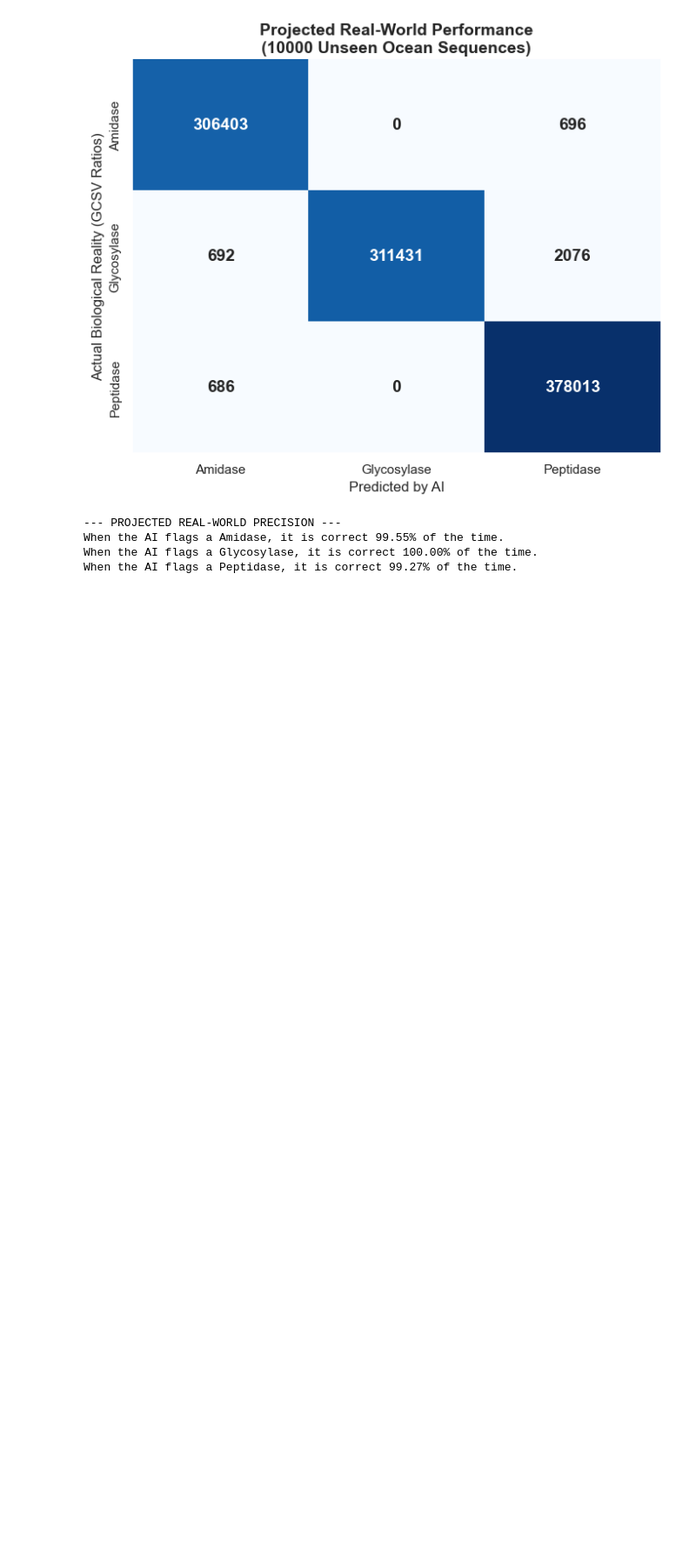
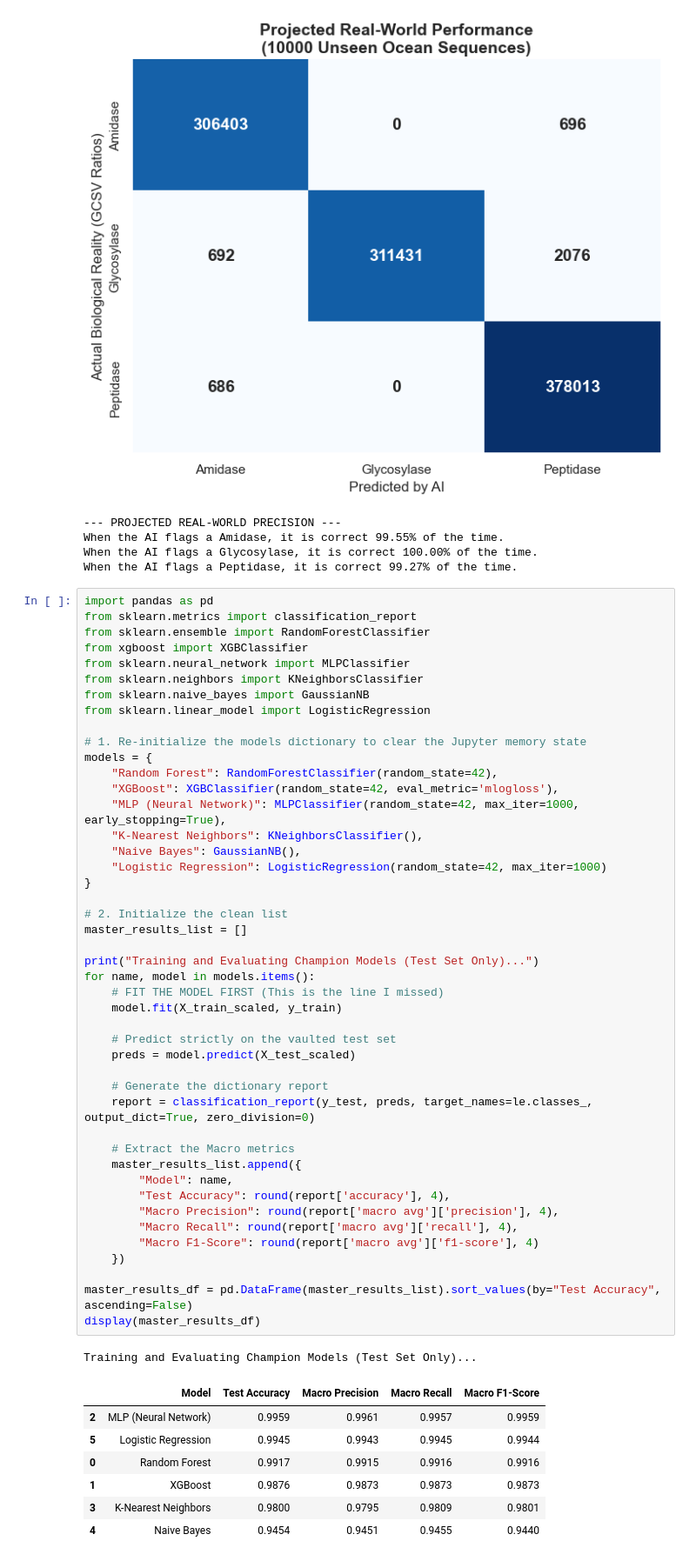
Before and after one commit to Criflar/phage-enzyme-classifier, a Jupyter notebook: phagelytic-esm.ipynb, the cells around one changed output. Shown at 87% size. Cells and saved outputs as stored; diff of their text form; blank space fills up the shorter version.

Commit message:
Added final table of scores.

```diff
--- a/phagelytic-esm.ipynb
+++ b/phagelytic-esm.ipynb
@@ -1284,3 +1259,57 @@ for i, predicted_class in enumerate(classes):
 When the AI flags a Amidase, it is correct 99.55% of the time.
 When the AI flags a Glycosylase, it is correct 100.00% of the time.
 When the AI flags a Peptidase, it is correct 99.27% of the time.
+# %%
+import pandas as pd
+from sklearn.metrics import classification_report
+from sklearn.ensemble import RandomForestClassifier
+from xgboost import XGBClassifier
+from sklearn.neural_network import MLPClassifier
+from sklearn.neighbors import KNeighborsClassifier
+from sklearn.naive_bayes import GaussianNB
+from sklearn.linear_model import LogisticRegression
+
+# 1. Re-initialize the models dictionary to clear the Jupyter memory state
+models = {
+    "Random Forest": RandomForestClassifier(random_state=42),
+    "XGBoost": XGBClassifier(random_state=42, eval_metric='mlogloss'),
+    "MLP (Neural Network)": MLPClassifier(random_state=42, max_iter=1000, early_stopping=True),
+    "K-Nearest Neighbors": KNeighborsClassifier(),
+    "Naive Bayes": GaussianNB(),
+    "Logistic Regression": LogisticRegression(random_state=42, max_iter=1000)
+}
+
+# 2. Initialize the clean list
+master_results_list = []
+
+print("Training and Evaluating Champion Models (Test Set Only)...")
+for name, model in models.items():
+    # FIT THE MODEL FIRST (This is the line I missed)
+    model.fit(X_train_scaled, y_train)
+
+    # Predict strictly on the vaulted test set
+    preds = model.predict(X_test_scaled)
+
+    # Generate the dictionary report
+    report = classification_report(y_test, preds, target_names=le.classes_, output_dict=True, zero_division=0)
+
+    # Extract the Macro metrics
+    master_results_list.append({
+        "Model": name,
+        "Test Accuracy": round(report['accuracy'], 4),
+        "Macro Precision": round(report['macro avg']['precision'], 4),
+        "Macro Recall": round(report['macro avg']['recall'], 4),
+        "Macro F1-Score": round(report['macro avg']['f1-score'], 4)
+    })
+
+master_results_df = pd.DataFrame(master_results_list).sort_values(by="Test Accuracy", ascending=False)
+display(master_results_df)
+# %% [output]
+Training and Evaluating Champion Models (Test Set Only)...
+|  | Model | Test Accuracy | Macro Precision | Macro Recall | Macro F1-Score |
+| 2 | MLP (Neural Network) | 0.9959 | 0.9961 | 0.9957 | 0.9959 |
+| 5 | Logistic Regression | 0.9945 | 0.9943 | 0.9945 | 0.9944 |
+| 0 | Random Forest | 0.9917 | 0.9915 | 0.9916 | 0.9916 |
+| 1 | XGBoost | 0.9876 | 0.9873 | 0.9873 | 0.9873 |
+| 3 | K-Nearest Neighbors | 0.9800 | 0.9795 | 0.9809 | 0.9801 |
+| 4 | Naive Bayes | 0.9454 | 0.9451 | 0.9455 | 0.9440 |
```
Also changed, not shown: parts of 2 cells of this notebook.
